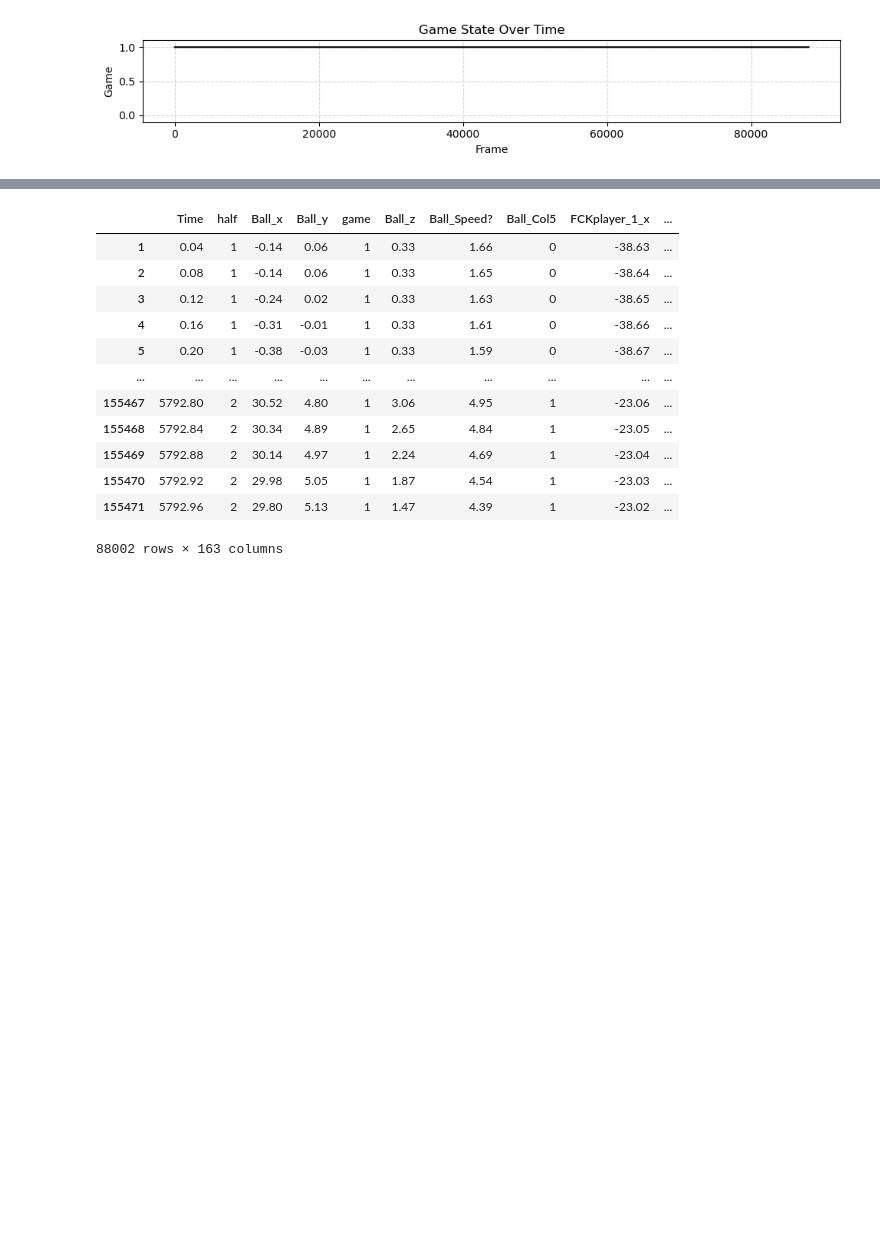
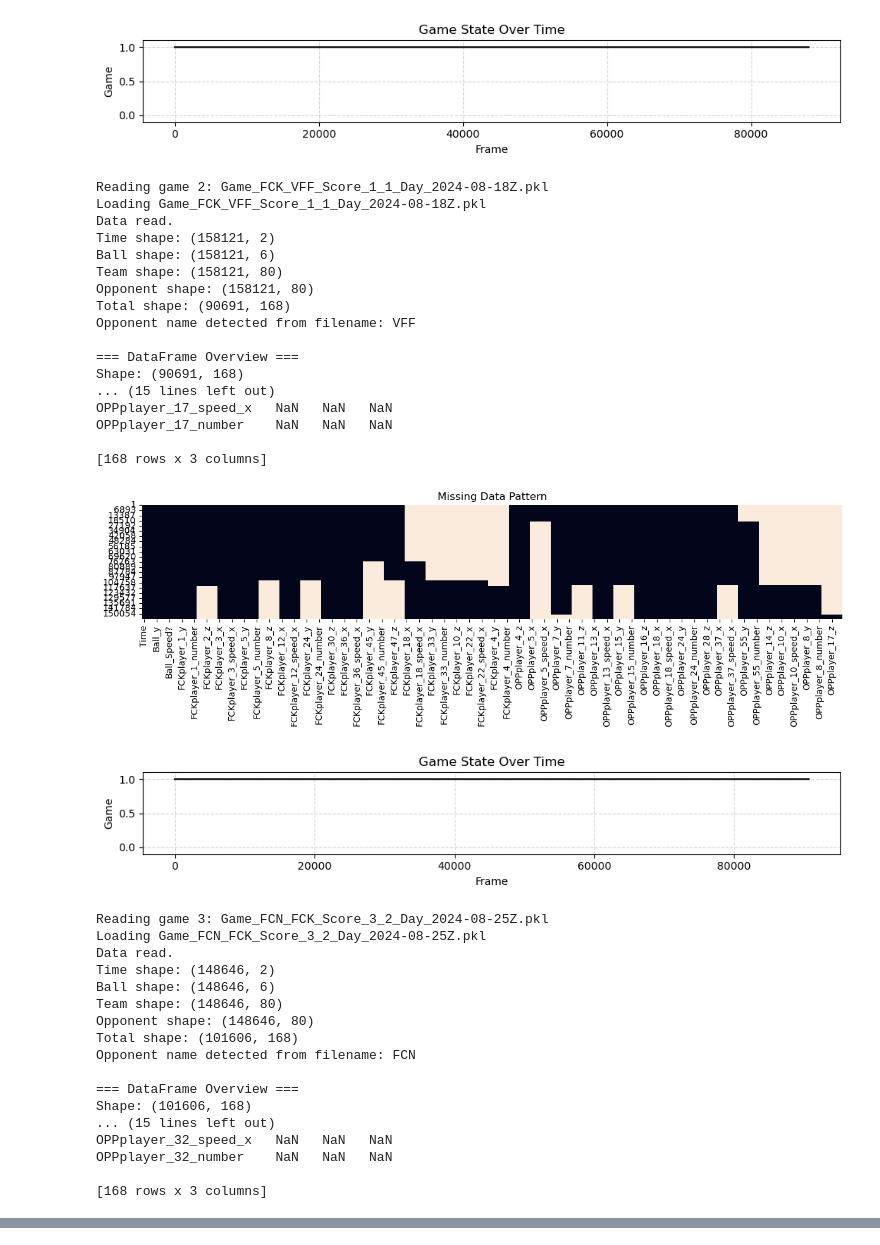
Before and after one commit to adiguzeldeniz/ekip_makine, a Jupyter notebook: i_hate_this.ipynb, the cells around one changed output, grey strips where cells are left out. Saved outputs shown, nothing was run; the diff lists cells and outputs as text; code cells hidden in the pictures; blank space fills up the shorter version.

```diff
--- a/i_hate_this.ipynb
+++ b/i_hate_this.ipynb
@@ -14,8 +14,8 @@ from tensorflow.keras.layers import Dense, Dropout, SimpleRNN, LSTM, GRU
 data_dir = r"\Users\kirlo\Documents\Sanvi University Work\Year 3\AML\final project\FootballData\RestructuredData_2425"  # replace with your actual data directory
 team = "FCK"
 data_retriever = FootballDataLoader(data_dir, team)
-all_games = data_retriever.load_all_games()
-game = all_games[0]
+all_games = data_retriever.load_all_games(n_games= 'all')
+game = all_games
 # %% [output]
 Reading game 1: Game_FCK_RFC_Score_1_1_Day_2024-08-04Z.pkl
 Loading Game_FCK_RFC_Score_1_1_Day_2024-08-04Z.pkl
@@ -35,4 +35,40 @@ RFCplayer_15_number    NaN   NaN   NaN
 
 [163 rows x 3 columns]
 [figure]
 [figure]
+Reading game 2: Game_FCK_VFF_Score_1_1_Day_2024-08-18Z.pkl
+Loading Game_FCK_VFF_Score_1_1_Day_2024-08-18Z.pkl
+Data read.
+Time shape: (158121, 2)
+Ball shape: (158121, 6)
+Team shape: (158121, 80)
+Opponent shape: (158121, 80)
+Total shape: (90691, 168)
+Opponent name detected from filename: VFF
+
+=== DataFrame Overview ===
+Shape: (90691, 168)
+... (15 lines left out)
+OPPplayer_17_speed_x   NaN   NaN   NaN
+OPPplayer_17_number    NaN   NaN   NaN
+
+[168 rows x 3 columns]
+[figure, added]
+[figure, added]
+Reading game 3: Game_FCN_FCK_Score_3_2_Day_2024-08-25Z.pkl
+Loading Game_FCN_FCK_Score_3_2_Day_2024-08-25Z.pkl
+Data read.
+Time shape: (148646, 2)
+Ball shape: (148646, 6)
+Team shape: (148646, 80)
+Opponent shape: (148646, 80)
+Total shape: (101606, 168)
+Opponent name detected from filename: FCN
+
+=== DataFrame Overview ===
+Shape: (101606, 168)
+... (15 lines left out)
+OPPplayer_32_speed_x   NaN   NaN   NaN
+OPPplayer_32_number    NaN   NaN   NaN
+
+[168 rows x 3 columns]
@@ -39,17 +97 @@ RFCplayer_15_number    NaN   NaN   NaN
-# %%
-game
-# %% [output]
-|  | Time | half | Ball_x | Ball_y | game | Ball_z | Ball_Speed? | Ball_Col5 | FCKplayer_1_x | ... |
-| 1 | 0.04 | 1 | -0.14 | 0.06 | 1 | 0.33 | 1.66 | 0 | -38.63 | ... |
-| 2 | 0.08 | 1 | -0.14 | 0.06 | 1 | 0.33 | 1.65 | 0 | -38.64 | ... |
-| 3 | 0.12 | 1 | -0.24 | 0.02 | 1 | 0.33 | 1.63 | 0 | -38.65 | ... |
-| 4 | 0.16 | 1 | -0.31 | -0.01 | 1 | 0.33 | 1.61 | 0 | -38.66 | ... |
-| 5 | 0.20 | 1 | -0.38 | -0.03 | 1 | 0.33 | 1.59 | 0 | -38.67 | ... |
-| ... | ... | ... | ... | ... | ... | ... | ... | ... | ... | ... |
-| 155467 | 5792.80 | 2 | 30.52 | 4.80 | 1 | 3.06 | 4.95 | 1 | -23.06 | ... |
-| 155468 | 5792.84 | 2 | 30.34 | 4.89 | 1 | 2.65 | 4.84 | 1 | -23.05 | ... |
-| 155469 | 5792.88 | 2 | 30.14 | 4.97 | 1 | 2.24 | 4.69 | 1 | -23.04 | ... |
-| 155470 | 5792.92 | 2 | 29.98 | 5.05 | 1 | 1.87 | 4.54 | 1 | -23.03 | ... |
-| 155471 | 5792.96 | 2 | 29.80 | 5.13 | 1 | 1.47 | 4.39 | 1 | -23.02 | ... |
-88002 rows × 163 columns
 # %%
```
Also changed, not shown: parts of 18 cells of this notebook, 24 other files.
